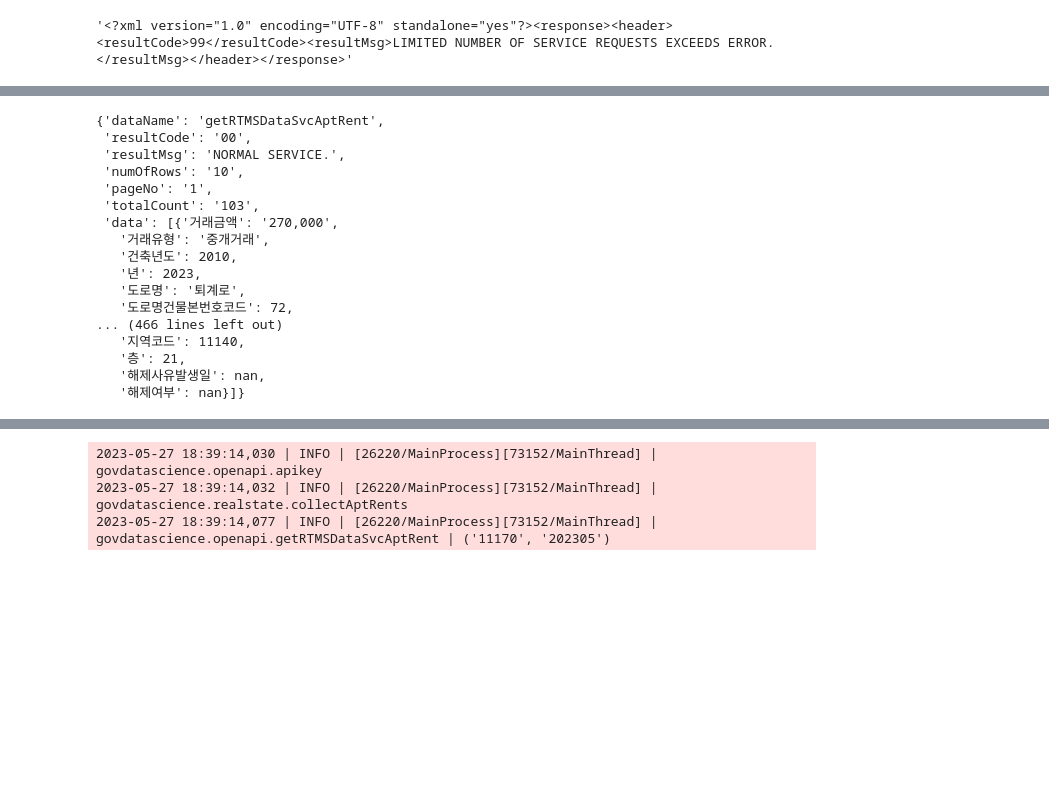
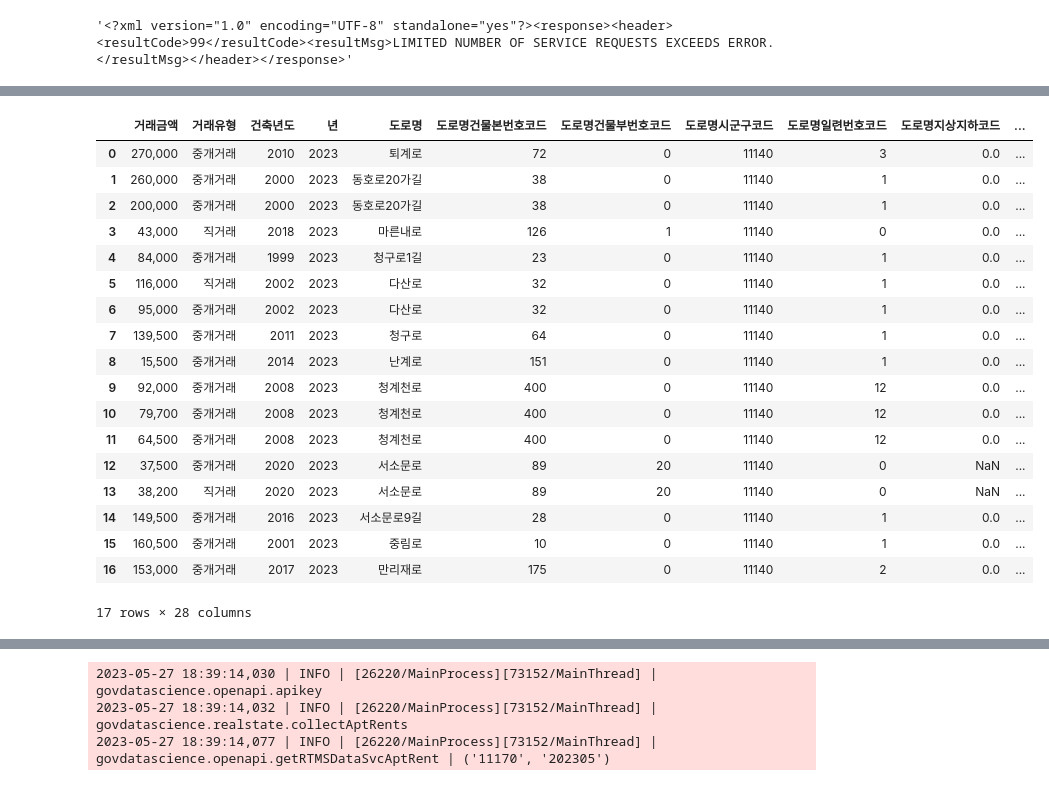
Before and after one commit to innovata/GovDataScience, a Jupyter notebook: jupyter/openapi.ipynb, the cells around one changed output, grey strips where cells are left out. Cells and saved outputs as stored; diff of their text form; code cells hidden in the pictures; blank space fills up the shorter version.

```diff
--- a/jupyter/openapi.ipynb
+++ b/jupyter/openapi.ipynb
@@ -86,5 +86,7 @@ df
 df.info()
 # %%
 reload_all()
-d = openapi.getRTMSDataSvcAptTradeDev()
+
+# d = openapi.getRTMSDataSvcRHRent()
+d = openapi.getRTMSDataSvcSilvTrade()
 # %% [output]
@@ -102,3 +114,0 @@ d
-# %%
-reload_all()
-d = openapi.getRTMSDataSvcAptRent()
@@ -108,20 +115,23 @@ d = openapi.getRTMSDataSvcAptRent()
-# %%
-d
-# %% [output]
-{'dataName': 'getRTMSDataSvcAptRent',
- 'resultCode': '00',
- 'resultMsg': 'NORMAL SERVICE.',
- 'numOfRows': '10',
- 'pageNo': '1',
- 'totalCount': '103',
- 'data': [{'거래금액': '270,000',
-   '거래유형': '중개거래',
-   '건축년도': 2010,
-   '년': 2023,
-   '도로명': '퇴계로',
-   '도로명건물본번호코드': 72,
-... (466 lines left out)
-   '지역코드': 11140,
-   '층': 21,
-   '해제사유발생일': nan,
-   '해제여부': nan}]}
+# %%
+df = pd.DataFrame(d['data'])
+df
+# %% [output]
+|  | 거래금액 | 거래유형 | 건축년도 | 년 | 도로명 | 도로명건물본번호코드 | 도로명건물부번호코드 | 도로명시군구코드 | 도로명일련번호코드 | 도로명지상지하코드 | ... |
+| 0 | 270,000 | 중개거래 | 2010 | 2023 | 퇴계로 | 72 | 0 | 11140 | 3 | 0.0 | ... |
+| 1 | 260,000 | 중개거래 | 2000 | 2023 | 동호로20가길 | 38 | 0 | 11140 | 1 | 0.0 | ... |
+| 2 | 200,000 | 중개거래 | 2000 | 2023 | 동호로20가길 | 38 | 0 | 11140 | 1 | 0.0 | ... |
+| 3 | 43,000 | 직거래 | 2018 | 2023 | 마른내로 | 126 | 1 | 11140 | 0 | 0.0 | ... |
+| 4 | 84,000 | 중개거래 | 1999 | 2023 | 청구로1길 | 23 | 0 | 11140 | 1 | 0.0 | ... |
+| 5 | 116,000 | 직거래 | 2002 | 2023 | 다산로 | 32 | 0 | 11140 | 1 | 0.0 | ... |
+| 6 | 95,000 | 중개거래 | 2002 | 2023 | 다산로 | 32 | 0 | 11140 | 1 | 0.0 | ... |
+| 7 | 139,500 | 중개거래 | 2011 | 2023 | 청구로 | 64 | 0 | 11140 | 1 | 0.0 | ... |
+| 8 | 15,500 | 중개거래 | 2014 | 2023 | 난계로 | 151 | 0 | 11140 | 1 | 0.0 | ... |
+| 9 | 92,000 | 중개거래 | 2008 | 2023 | 청계천로 | 400 | 0 | 11140 | 12 | 0.0 | ... |
+| 10 | 79,700 | 중개거래 | 2008 | 2023 | 청계천로 | 400 | 0 | 11140 | 12 | 0.0 | ... |
+| 11 | 64,500 | 중개거래 | 2008 | 2023 | 청계천로 | 400 | 0 | 11140 | 12 | 0.0 | ... |
+| 12 | 37,500 | 중개거래 | 2020 | 2023 | 서소문로 | 89 | 20 | 11140 | 0 | NaN | ... |
+| 13 | 38,200 | 직거래 | 2020 | 2023 | 서소문로 | 89 | 20 | 11140 | 0 | NaN | ... |
+| 14 | 149,500 | 중개거래 | 2016 | 2023 | 서소문로9길 | 28 | 0 | 11140 | 1 | 0.0 | ... |
+| 15 | 160,500 | 중개거래 | 2001 | 2023 | 중림로 | 10 | 0 | 11140 | 1 | 0.0 | ... |
+| 16 | 153,000 | 중개거래 | 2017 | 2023 | 만리재로 | 175 | 0 | 11140 | 2 | 0.0 | ... |
+17 rows × 28 columns
```
Also changed, not shown: parts of 4 cells of this notebook, 14 other files.
